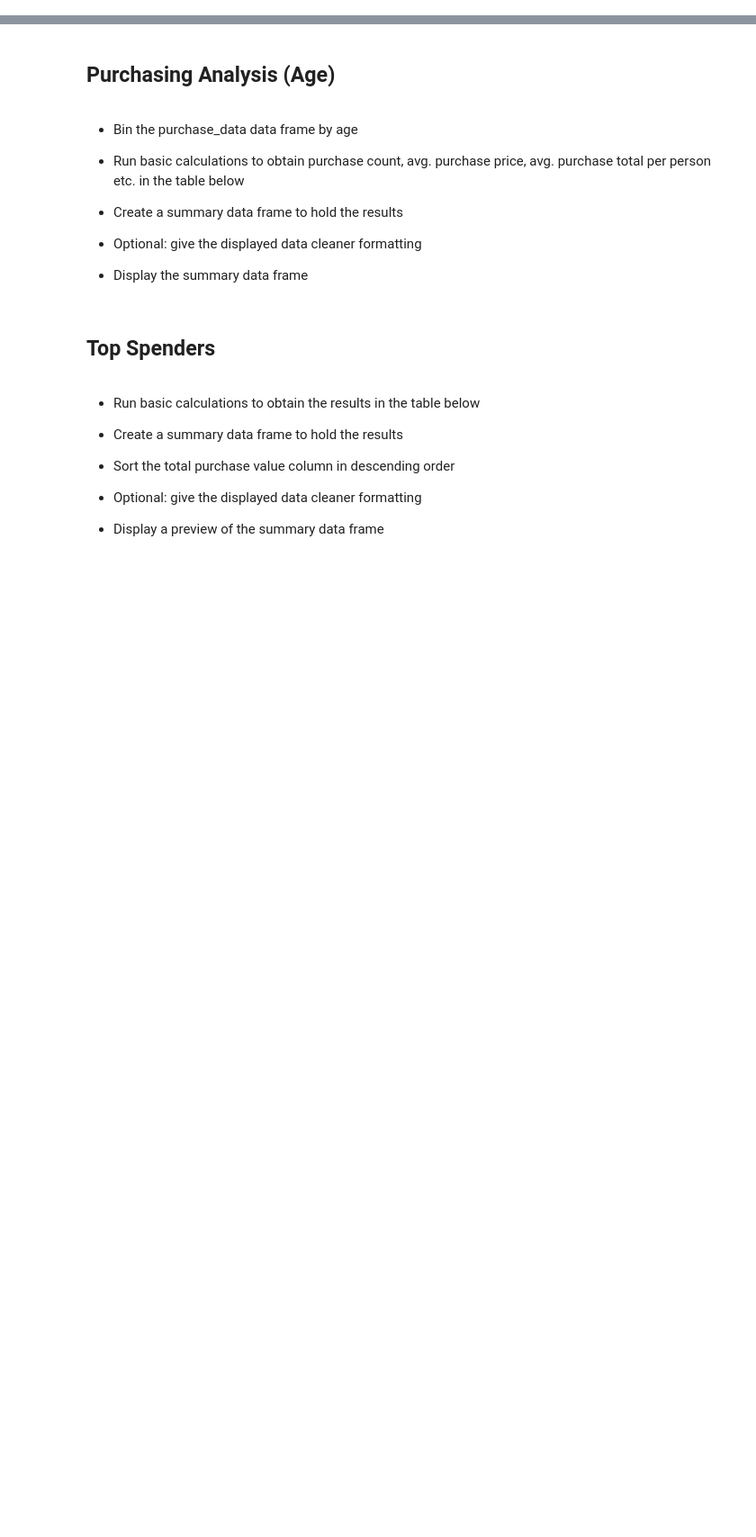
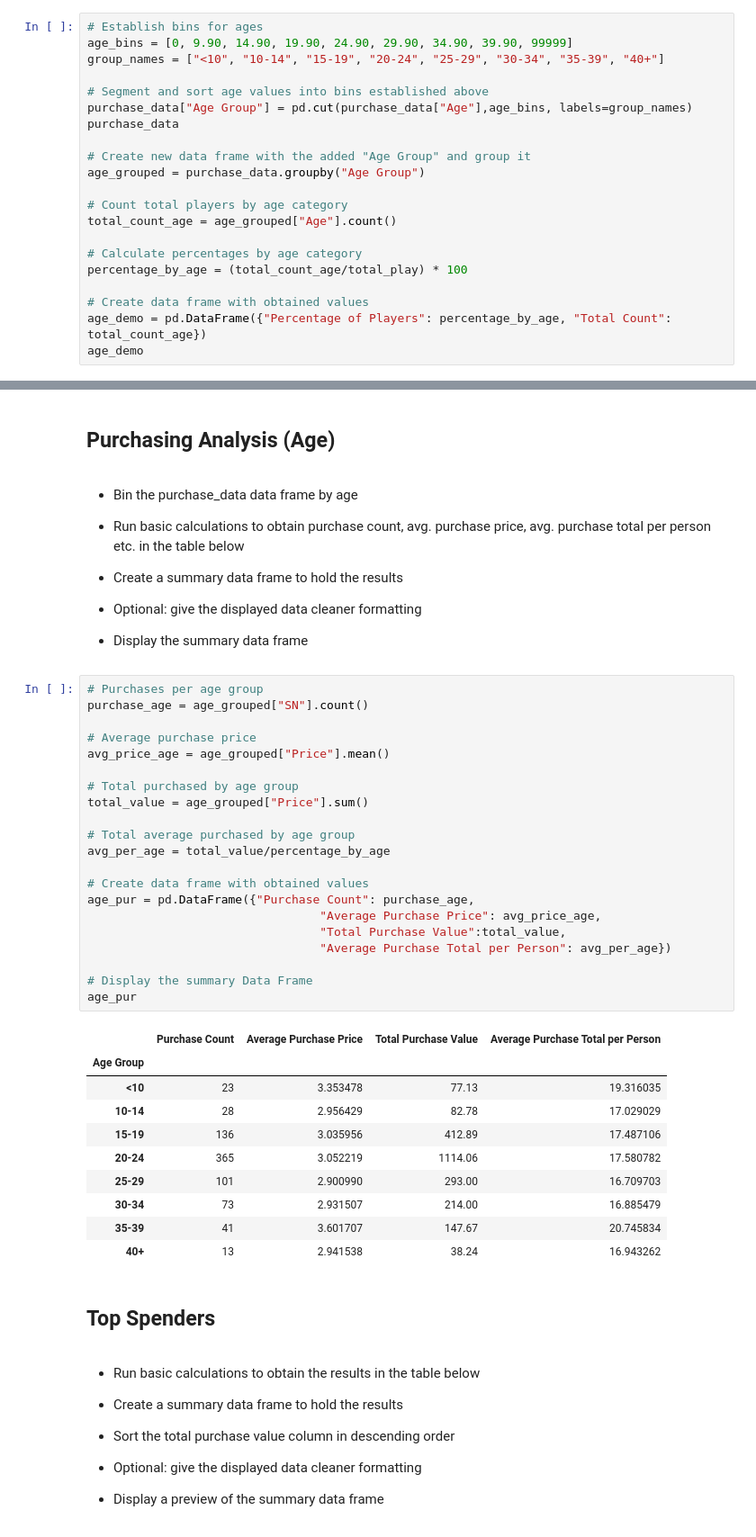
Before and after one commit to Apex8/Heroes-of-Pymoli, a Jupyter notebook: HeroesOfPymoli/HeroesOfPymoli_starter.ipynb, the cells around one changed output, grey strips where cells are left out. Shown: that part at 90% size. Drawn from its saved outputs; the diff is of its cells as text; blank space fills up the shorter version.

```diff
--- a/HeroesOfPymoli/HeroesOfPymoli_starter.ipynb
+++ b/HeroesOfPymoli/HeroesOfPymoli_starter.ipynb
@@ -122,3 +176,24 @@ Name: Gender, dtype: int64
 
 
 * Display Age Demographics Table
+# %%
+# Establish bins for ages
+age_bins = [0, 9.90, 14.90, 19.90, 24.90, 29.90, 34.90, 39.90, 99999]
+group_names = ["<10", "10-14", "15-19", "20-24", "25-29", "30-34", "35-39", "40+"]
+
+# Segment and sort age values into bins established above
+purchase_data["Age Group"] = pd.cut(purchase_data["Age"],age_bins, labels=group_names)
+purchase_data
+
+# Create new data frame with the added "Age Group" and group it
+age_grouped = purchase_data.groupby("Age Group")
+
+# Count total players by age category
+total_count_age = age_grouped["Age"].count()
+
+# Calculate percentages by age category
+percentage_by_age = (total_count_age/total_play) * 100
+
+# Create data frame with obtained values
+age_demo = pd.DataFrame({"Percentage of Players": percentage_by_age, "Total Count": total_count_age})
+age_demo
@@ -138,6 +224,38 @@ Name: Gender, dtype: int64
 
 
 * Display the summary data frame
+# %%
+# Purchases per age group
+purchase_age = age_grouped["SN"].count()
+
+# Average purchase price
+avg_price_age = age_grouped["Price"].mean()
+
+# Total purchased by age group
+total_value = age_grouped["Price"].sum()
+
+# Total average purchased by age group
+avg_per_age = total_value/percentage_by_age
+
+# Create data frame with obtained values
+age_pur = pd.DataFrame({"Purchase Count": purchase_age,
+                                 "Average Purchase Price": avg_price_age,
+                                 "Total Purchase Value":total_value,
+                                 "Average Purchase Total per Person": avg_per_age})
+
+# Display the summary Data Frame
+age_pur
+# %% [output]
+|  | Purchase Count | Average Purchase Price | Total Purchase Value | Average Purchase Total per Person |
+| Age Group |  |  |  |  |
+| <10 | 23 | 3.353478 | 77.13 | 19.316035 |
+| 10-14 | 28 | 2.956429 | 82.78 | 17.029029 |
+| 15-19 | 136 | 3.035956 | 412.89 | 17.487106 |
+| 20-24 | 365 | 3.052219 | 1114.06 | 17.580782 |
+| 25-29 | 101 | 2.900990 | 293.00 | 16.709703 |
+| 30-34 | 73 | 2.931507 | 214.00 | 16.885479 |
+| 35-39 | 41 | 3.601707 | 147.67 | 20.745834 |
+| 40+ | 13 | 2.941538 | 38.24 | 16.943262 |
 # %% [markdown]
 ## Top Spenders
 # %% [markdown]
```
Also changed, not shown: parts of 10 cells of this notebook.
